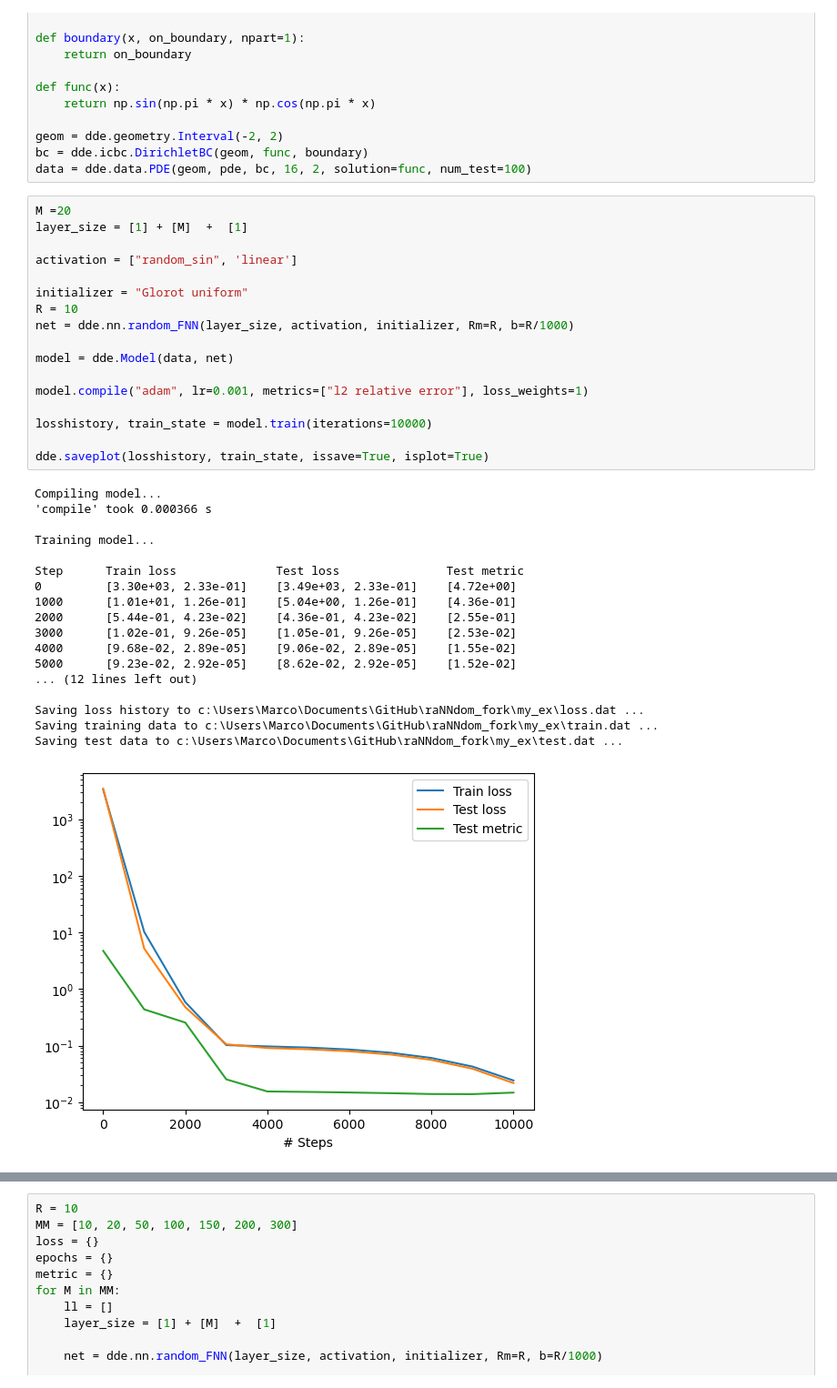
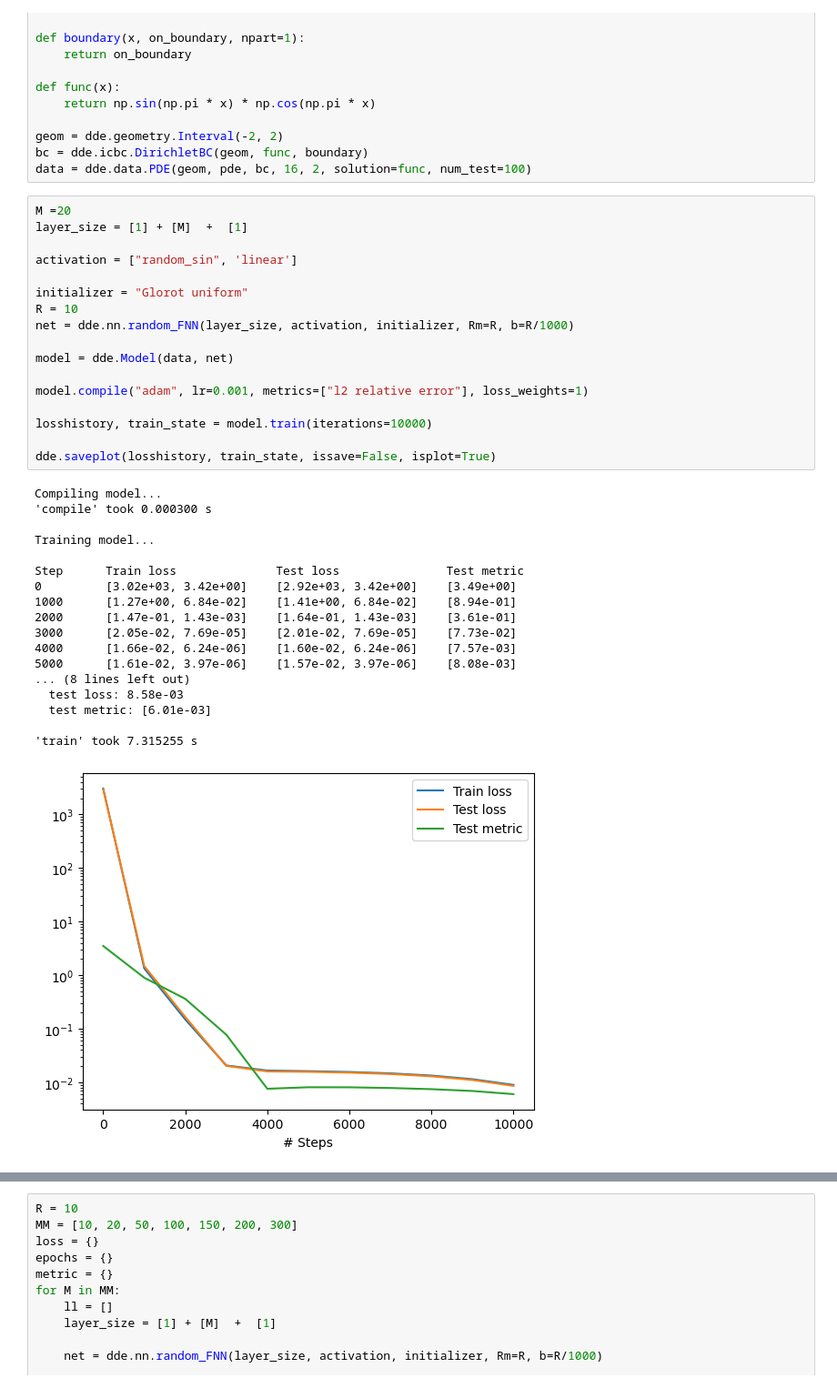
Before and after one commit to ZIB012/raNNdom_fork, a Jupyter notebook: examples/1D.ipynb, the cells around one changed output, grey strips where cells are left out. Shown: that part at 91% size. Drawn from its saved outputs; the diff is of its cells as text.

```diff
--- a/examples/1D.ipynb
+++ b/examples/1D.ipynb
@@ -28,36 +36,36 @@ data = dde.data.PDE(geom, pde, bc, 16, 2, solution=func, num_test=100)
 # %%
 M =20
 layer_size = [1] + [M]  +  [1]
 
 activation = ["random_sin", 'linear']
 
 initializer = "Glorot uniform"
 R = 10
 net = dde.nn.random_FNN(layer_size, activation, initializer, Rm=R, b=R/1000)
 
 model = dde.Model(data, net)
 
 model.compile("adam", lr=0.001, metrics=["l2 relative error"], loss_weights=1)
 
 losshistory, train_state = model.train(iterations=10000)
 
-dde.saveplot(losshistory, train_state, issave=True, isplot=True)
+dde.saveplot(losshistory, train_state, issave=False, isplot=True)
 # %% [output]
 Compiling model...
-'compile' took 0.000366 s
+'compile' took 0.000300 s
 
 Training model...
 
 Step      Train loss              Test loss               Test metric
-0         [3.30e+03, 2.33e-01]    [3.49e+03, 2.33e-01]    [4.72e+00]
-1000      [1.01e+01, 1.26e-01]    [5.04e+00, 1.26e-01]    [4.36e-01]
-2000      [5.44e-01, 4.23e-02]    [4.36e-01, 4.23e-02]    [2.55e-01]
-3000      [1.02e-01, 9.26e-05]    [1.05e-01, 9.26e-05]    [2.53e-02]
-4000      [9.68e-02, 2.89e-05]    [9.06e-02, 2.89e-05]    [1.55e-02]
-5000      [9.23e-02, 2.92e-05]    [8.62e-02, 2.92e-05]    [1.52e-02]
-... (12 lines left out)
+0         [3.02e+03, 3.42e+00]    [2.92e+03, 3.42e+00]    [3.49e+00]
+1000      [1.27e+00, 6.84e-02]    [1.41e+00, 6.84e-02]    [8.94e-01]
+2000      [1.47e-01, 1.43e-03]    [1.64e-01, 1.43e-03]    [3.61e-01]
+3000      [2.05e-02, 7.69e-05]    [2.01e-02, 7.69e-05]    [7.73e-02]
+4000      [1.66e-02, 6.24e-06]    [1.60e-02, 6.24e-06]    [7.57e-03]
+5000      [1.61e-02, 3.97e-06]    [1.57e-02, 3.97e-06]    [8.08e-03]
+... (8 lines left out)
+  test loss: 8.58e-03
+  test metric: [6.01e-03]
 
-Saving loss history to c:\Users\Marco\Documents\GitHub\raNNdom_fork\my_ex\loss.dat ...
-Saving training data to c:\Users\Marco\Documents\GitHub\raNNdom_fork\my_ex\train.dat ...
-Saving test data to c:\Users\Marco\Documents\GitHub\raNNdom_fork\my_ex\test.dat ...
+'train' took 7.315255 s
-[figure, old version]
+[figure, new version]
```
Also changed, not shown: parts of 23 cells of this notebook, 5 other files.
